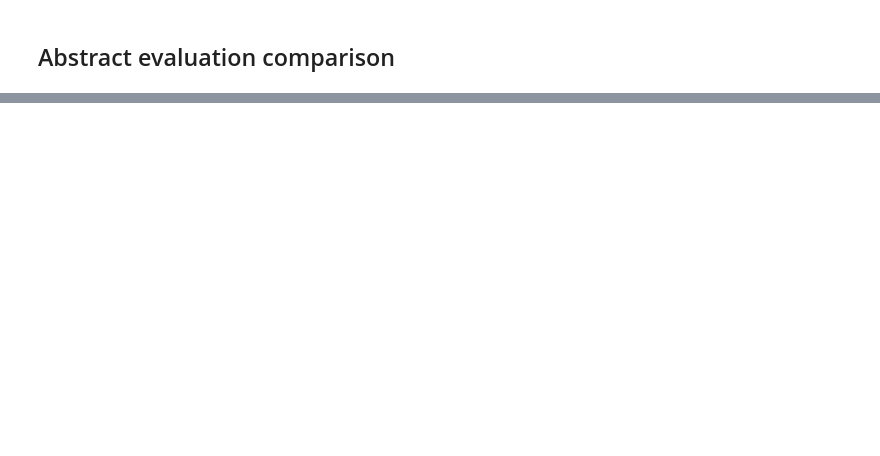
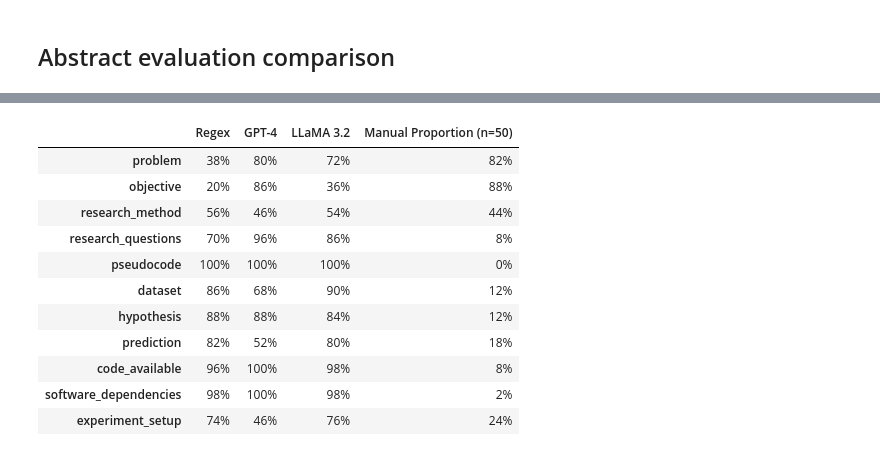
Before and after one commit to Machine-Learning-Pipelines/reproscreener, a Jupyter notebook: docs/manual_evaluation_explorer.ipynb, the cells around one changed output, grey strips where cells are left out. Drawn from its saved outputs; the diff is of its cells as text; code cells hidden in the pictures; blank space fills up the shorter version.

```diff
--- a/docs/manual_evaluation_explorer.ipynb
+++ b/docs/manual_evaluation_explorer.ipynb
@@ -430,6 +431,29 @@ merged_agreement_results
 | code_available | 0.96 | 1.00 | 0.98 |
 | software_dependencies | 0.98 | 1.00 | 0.98 |
 | experiment_setup | 0.74 | 0.46 | 0.76 |
+# %%
+# tab_percent.manual_proportion
+
+merged_agreement_results_manual = pd.DataFrame({
+    'Regex': tab_percent_abs['regex_manual_agreement'],
+    'GPT-4': tab_percent['gpt_manual_agreement'],
+    'LLaMA 3.2': tab_percent_abs_llama32['llama32_manual_agreement'],
+    'Manual Proportion (n=50)': tab_percent.manual_proportion
+})
+merged_agreement_results_manual
+# %% [output]
+|  | Regex | GPT-4 | LLaMA 3.2 | Manual Proportion (n=50) |
+| problem | 38% | 80% | 72% | 82% |
+| objective | 20% | 86% | 36% | 88% |
+| research_method | 56% | 46% | 54% | 44% |
+| research_questions | 70% | 96% | 86% | 8% |
+| pseudocode | 100% | 100% | 100% | 0% |
+| dataset | 86% | 68% | 90% | 12% |
+| hypothesis | 88% | 88% | 84% | 12% |
+| prediction | 82% | 52% | 80% | 18% |
+| code_available | 96% | 100% | 98% | 8% |
+| software_dependencies | 98% | 100% | 98% | 2% |
+| experiment_setup | 74% | 46% | 76% | 24% |
 # %%
 def plot_agreement_by_metric_mpl(metrics_display_map, metric_order):
     df_sorted = merged_agreement_results_melt.sort_values(["Metric","Method"])
```
Also changed, not shown: parts of 4 cells of this notebook, 4 other files.
